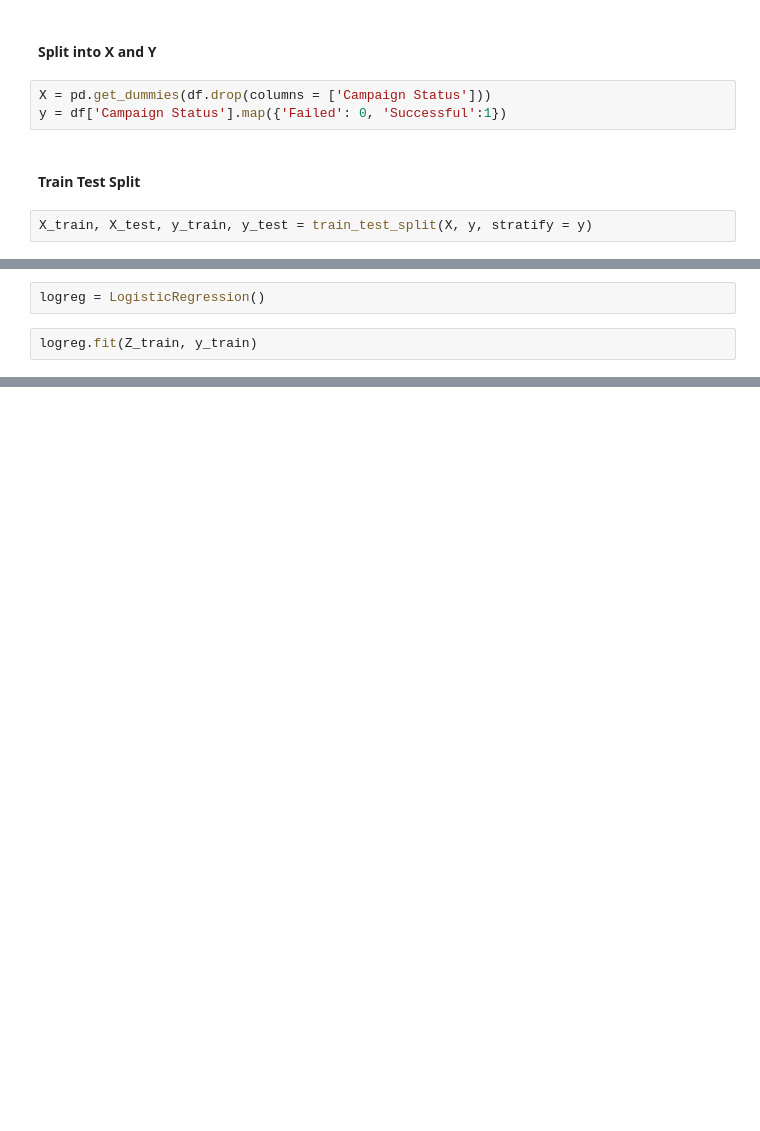
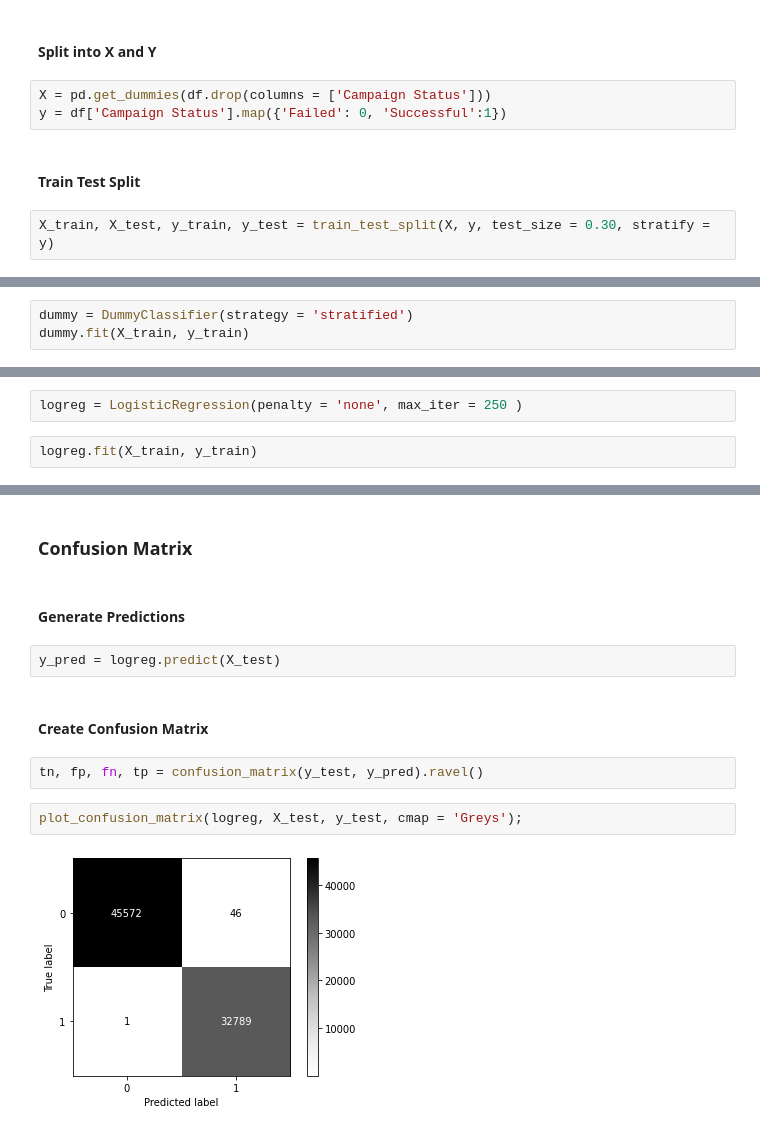
Before and after one commit to jlu90/Success_On_Kickstarter, a Jupyter notebook: code/Kickstarter_Project.ipynb, the cells around one changed output, grey strips where cells are left out. Cells and saved outputs as stored; diff of their text form; blank space fills up the shorter version.

```diff
--- a/code/Kickstarter_Project.ipynb
+++ b/code/Kickstarter_Project.ipynb
@@ -327,4 +328,4 @@ y = df['Campaign Status'].map({'Failed': 0, 'Successful':1})
 # %% [markdown]
 #### Train Test Split
 # %%
-X_train, X_test, y_train, y_test = train_test_split(X, y, stratify = y)
+X_train, X_test, y_train, y_test = train_test_split(X, y, test_size = 0.30, stratify = y)
@@ -336,0 +336,3 @@ Z_test = ss.transform(X_test)
+# %%
+dummy = DummyClassifier(strategy = 'stratified')
+dummy.fit(X_train, y_train)
@@ -339,5 +351,5 @@ Z_test = ss.transform(X_test)
 # %%
-logreg = LogisticRegression()
+logreg = LogisticRegression(penalty = 'none', max_iter = 250 )
 # %%
-logreg.fit(Z_train, y_train)
+logreg.fit(X_train, y_train)
 # %% [output]
@@ -356,0 +376,14 @@ cross_val_score(logreg, Z_train, y_train).mean()
+# %% [markdown]
+### Confusion Matrix
+# %% [markdown]
+#### Generate Predictions
+# %%
+y_pred = logreg.predict(X_test)
+# %% [markdown]
+#### Create Confusion Matrix
+# %%
+tn, fp, fn, tp = confusion_matrix(y_test, y_pred).ravel()
+# %%
+plot_confusion_matrix(logreg, X_test, y_test, cmap = 'Greys');
+# %% [output]
+[figure, added]
```
Also changed, not shown: parts of 19 cells of this notebook.
